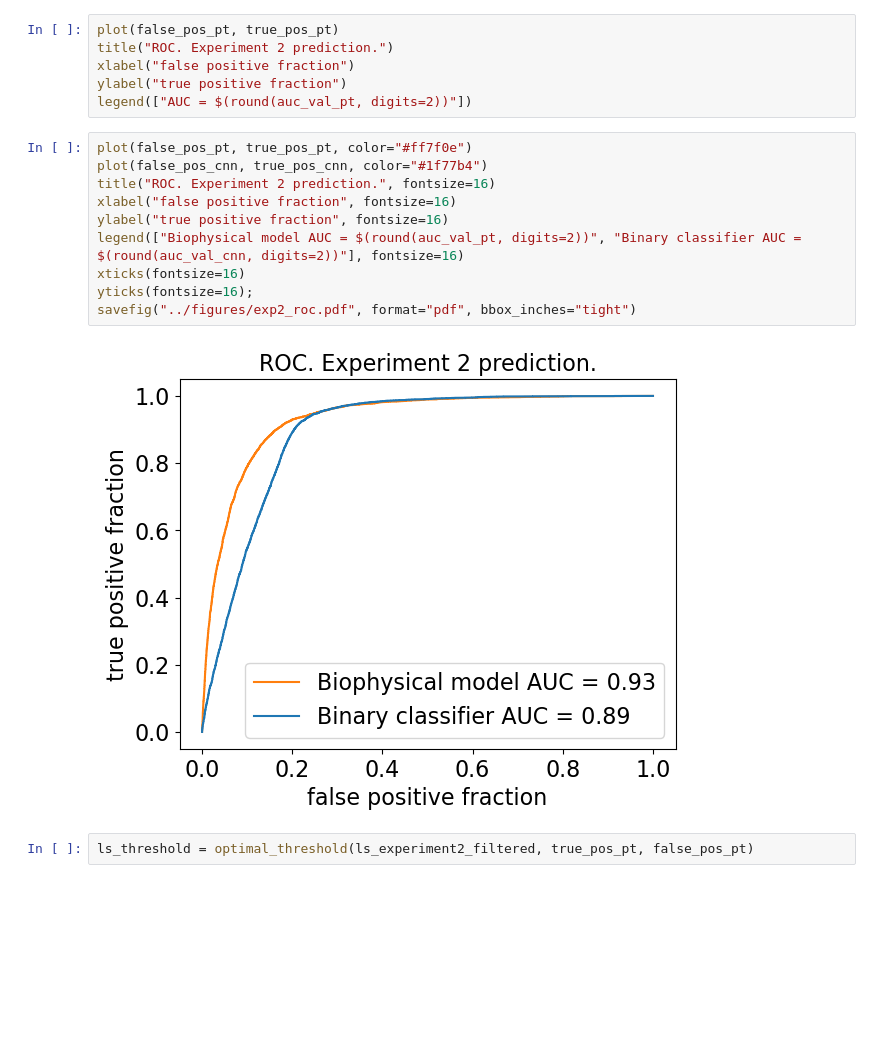
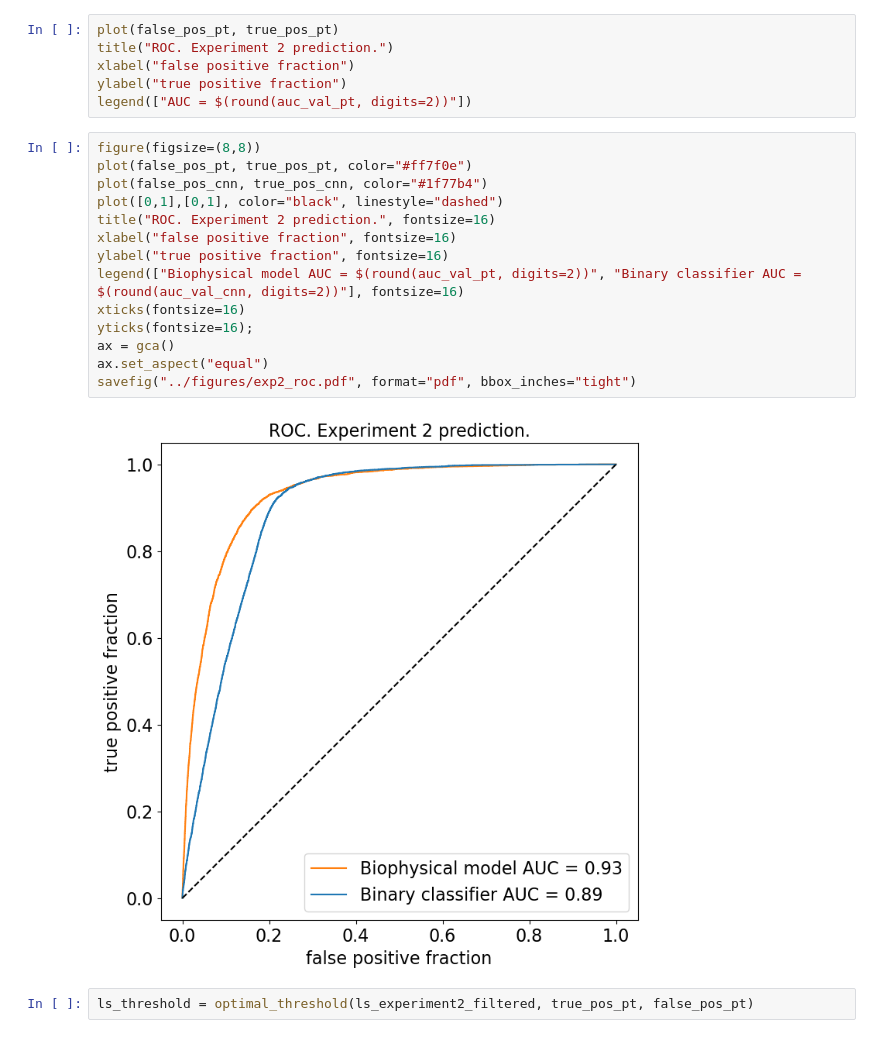
Before and after one commit to matteodeleonardis/unsupervised_aav2, a Jupyter notebook: analysis/experiment1.ipynb, the cells around one changed output. Saved outputs shown, nothing was run; the diff lists cells and outputs as text; blank space fills up the shorter version.

Commit message:
roc plot dotted line

```diff
--- a/analysis/experiment1.ipynb
+++ b/analysis/experiment1.ipynb
@@ -153,17 +156,21 @@ xlabel("false positive fraction")
 ylabel("true positive fraction")
 legend(["AUC = $(round(auc_val_pt, digits=2))"])
 # %%
+figure(figsize=(8,8))
 plot(false_pos_pt, true_pos_pt, color="#ff7f0e")
 plot(false_pos_cnn, true_pos_cnn, color="#1f77b4")
+plot([0,1],[0,1], color="black", linestyle="dashed")
 title("ROC. Experiment 2 prediction.", fontsize=16)
 xlabel("false positive fraction", fontsize=16)
 ylabel("true positive fraction", fontsize=16)
 legend(["Biophysical model AUC = $(round(auc_val_pt, digits=2))", "Binary classifier AUC = $(round(auc_val_cnn, digits=2))"], fontsize=16)
 xticks(fontsize=16)
 yticks(fontsize=16);
+ax = gca()
+ax.set_aspect("equal")
 savefig("../figures/exp2_roc.pdf", format="pdf", bbox_inches="tight")
 # %% [output]
-[figure, old version]
+[figure, new version]
 # %%
 ls_threshold = optimal_threshold(ls_experiment2_filtered, true_pos_pt, false_pos_pt)
 # %% [output]
```
Also changed, not shown: parts of 12 cells of this notebook, 1 other file.
